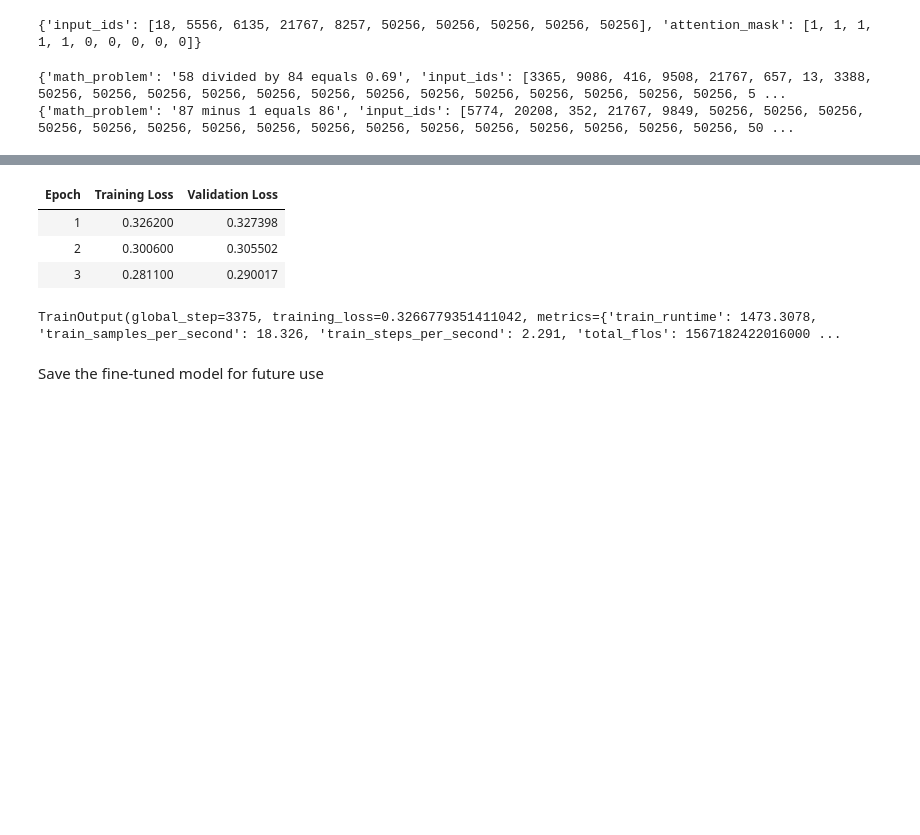
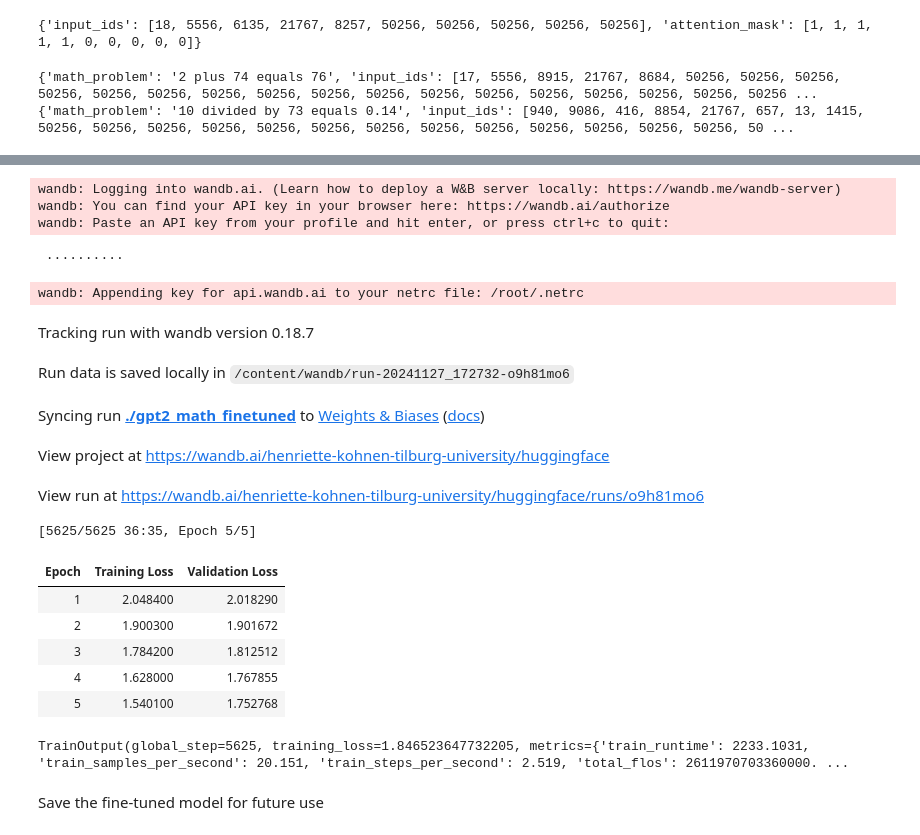
Before and after one commit to khnhenriette/ProjectADL, a Jupyter notebook: notebooks/medium_fine_tune_math.ipynb, the cells around one changed output, grey strips where cells are left out. Cells and saved outputs as stored; diff of their text form; code cells hidden in the pictures; blank space fills up the shorter version.

Commit message:
handeled eos tokens prediction

```diff
--- a/notebooks/medium_fine_tune_math.ipynb
+++ b/notebooks/medium_fine_tune_math.ipynb
@@ -96,14 +103,26 @@ print(testing)
 # %% [output]
 {'input_ids': [18, 5556, 6135, 21767, 8257, 50256, 50256, 50256, 50256, 50256], 'attention_mask': [1, 1, 1, 1, 1, 0, 0, 0, 0, 0]}
 # %%
+# tokenize dataset
+
 train_dataset = train_dataset.map(tokenize_function, batched=True)
 eval_dataset = eval_dataset.map(tokenize_function, batched=True)
-
-print(train_dataset[0])
-print(eval_dataset[0])
-# %% [output]
-{'math_problem': '58 divided by 84 equals 0.69', 'input_ids': [3365, 9086, 416, 9508, 21767, 657, 13, 3388, 50256, 50256, 50256, 50256, 50256, 50256, 50256, 50256, 50256, 50256, 50256, 50256, 50256, 5 ...
-{'math_problem': '87 minus 1 equals 86', 'input_ids': [5774, 20208, 352, 21767, 9849, 50256, 50256, 50256, 50256, 50256, 50256, 50256, 50256, 50256, 50256, 50256, 50256, 50256, 50256, 50256, 50256, 50 ...
+# %%
+# mask eos tokens in labels to avoid their prediction in final outcome
+
+def mask_eos_in_labels(example):
+    example["labels"] = [token if token != tokenizer.eos_token_id else -100 for token in example["labels"]]
+    return example
+
+train_dataset = train_dataset.map(mask_eos_in_labels)
+eval_dataset = eval_dataset.map(mask_eos_in_labels)
+
+
+print(train_dataset[0])
+print(eval_dataset[0])
+# %% [output]
+{'math_problem': '2 plus 74 equals 76', 'input_ids': [17, 5556, 8915, 21767, 8684, 50256, 50256, 50256, 50256, 50256, 50256, 50256, 50256, 50256, 50256, 50256, 50256, 50256, 50256, 50256, 50256, 50256 ...
+{'math_problem': '10 divided by 73 equals 0.14', 'input_ids': [940, 9086, 416, 8854, 21767, 657, 13, 1415, 50256, 50256, 50256, 50256, 50256, 50256, 50256, 50256, 50256, 50256, 50256, 50256, 50256, 50 ...
 # %%
 
 # Define training arguments
@@ -111,7 +130,7 @@ training_args = TrainingArguments(
     output_dir="./gpt2_math_finetuned",
     evaluation_strategy="epoch",
     learning_rate=5e-5,
-    num_train_epochs=3,
+    num_train_epochs=5,
     per_device_train_batch_size=8,
     save_steps=500,
     save_total_limit=2,
@@ -136,8 +157,21 @@ trainer.train()
+wandb: Logging into wandb.ai. (Learn how to deploy a W&B server locally: https://wandb.me/wandb-server)
+wandb: You can find your API key in your browser here: https://wandb.ai/authorize
+wandb: Paste an API key from your profile and hit enter, or press ctrl+c to quit:
+ ··········
+wandb: Appending key for api.wandb.ai to your netrc file: /root/.netrc
+Tracking run with wandb version 0.18.7
+Run data is saved locally in /content/wandb/run-20241127_172732-o9h81mo6
+Syncing run ./gpt2_math_finetuned to Weights & Biases (docs)
+View project at https://wandb.ai/henriette-kohnen-tilburg-university/huggingface
+View run at https://wandb.ai/henriette-kohnen-tilburg-university/huggingface/runs/o9h81mo6
+[5625/5625 36:35, Epoch 5/5]
 | Epoch | Training Loss | Validation Loss |
-| 1 | 0.326200 | 0.327398 |
-| 2 | 0.300600 | 0.305502 |
-| 3 | 0.281100 | 0.290017 |
+| 1 | 2.048400 | 2.018290 |
+| 2 | 1.900300 | 1.901672 |
+| 3 | 1.784200 | 1.812512 |
+| 4 | 1.628000 | 1.767855 |
+| 5 | 1.540100 | 1.752768 |
-TrainOutput(global_step=3375, training_loss=0.3266779351411042, metrics={'train_runtime': 1473.3078, 'train_samples_per_second': 18.326, 'train_steps_per_second': 2.291, 'total_flos': 1567182422016000 ...
+TrainOutput(global_step=5625, training_loss=1.846523647732205, metrics={'train_runtime': 2233.1031, 'train_samples_per_second': 20.151, 'train_steps_per_second': 2.519, 'total_flos': 2611970703360000. ...
 # %% [markdown]
 Save the fine-tuned model for future use
 # %%
```
Also changed, not shown: parts of 6 cells of this notebook.
